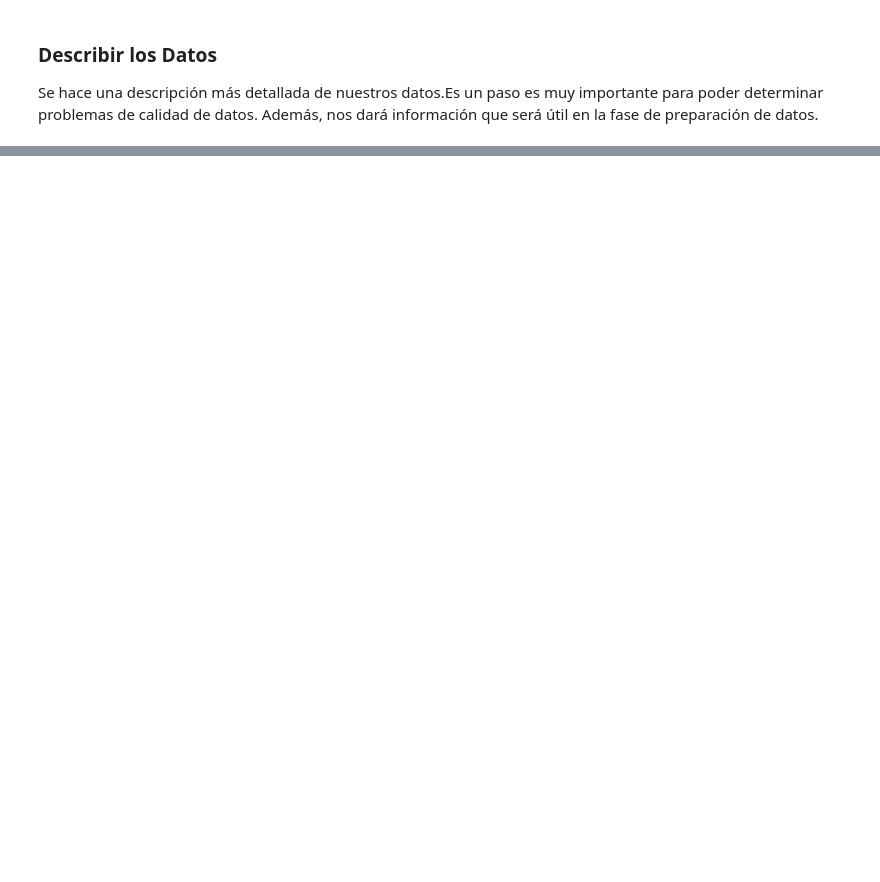
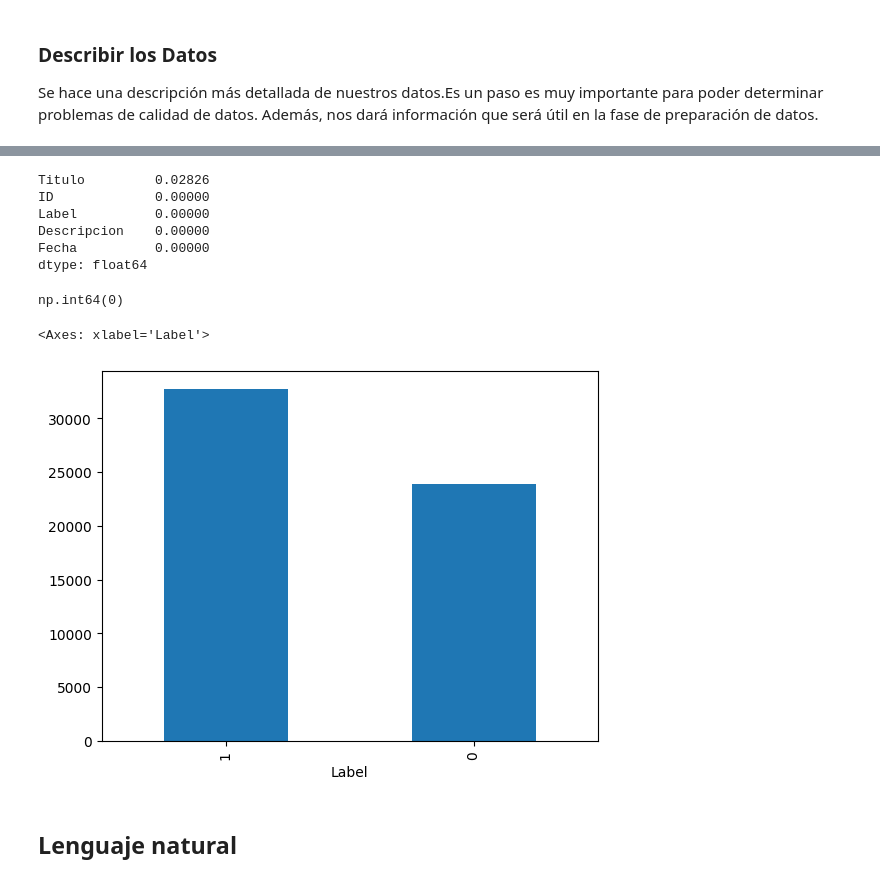
Before and after one commit to InteligenciaNegocios-G14/Proyecto1, a Jupyter notebook: Proyeto1.ipynb, the cells around one changed output, grey strips where cells are left out. Saved outputs shown, nothing was run; the diff lists cells and outputs as text; code cells hidden in the pictures; blank space fills up the shorter version.

```diff
--- a/Proyeto1.ipynb
+++ b/Proyeto1.ipynb
@@ -68,0 +114,23 @@ data.describe()
+# %%
+# Se calcula el porcentaje de los valores nulos por columna
+print((data.isnull().sum()*100 / data.shape[0]).sort_values(ascending=False))
+# %% [output]
+Titulo         0.02826
+ID             0.00000
+Label          0.00000
+Descripcion    0.00000
+Fecha          0.00000
+dtype: float64
+# %%
+# Analizar la duplicidad de los datos
+data.duplicated().sum()
+# %% [output]
+np.int64(0)
+# %%
+# Analizar distribución de noticias falsas
+data['Label'].value_counts().plot(kind='bar')
+# %% [output]
+<Axes: xlabel='Label'>
+[figure, added]
+# %% [markdown]
+## Lenguaje natural
```
Also changed, not shown: parts of 16 cells of this notebook.
